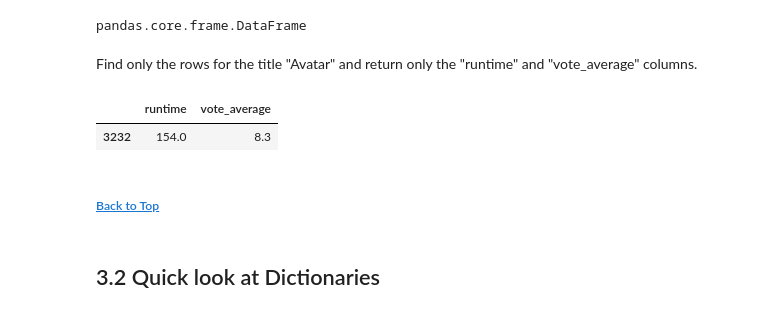
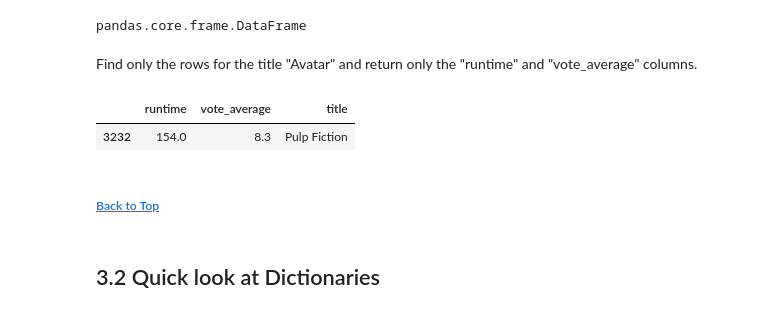
Before and after one commit to rtelmore/info-3440, a Jupyter notebook: in-class-material/week-03/Class-Two/w03-c02-python-eda-movies.ipynb, the cells around one changed output. Saved outputs shown, nothing was run; the diff lists cells and outputs as text; code cells hidden in the pictures.

```diff
--- a/in-class-material/week-03/Class-Two/w03-c02-python-eda-movies.ipynb
+++ b/in-class-material/week-03/Class-Two/w03-c02-python-eda-movies.ipynb
@@ -202,10 +228,10 @@ pandas.core.frame.DataFrame
 # %% [markdown]
 Find only the rows for the title "Avatar" and return only the "runtime" and "vote_average" columns.
 # %%
-df.loc[df.title == 'Pulp Fiction', ['runtime', 'vote_average']]
+df.loc[df.title == 'Pulp Fiction', ['runtime', 'vote_average', 'title']]
 # %% [output]
-|  | runtime | vote_average |
-| 3232 | 154.0 | 8.3 |
+|  | runtime | vote_average | title |
+| 3232 | 154.0 | 8.3 | Pulp Fiction |
 # %% [markdown]
 ##### [Back to Top](#Top)
 # %% [markdown]
```
Also changed, not shown: parts of 14 cells of this notebook.
